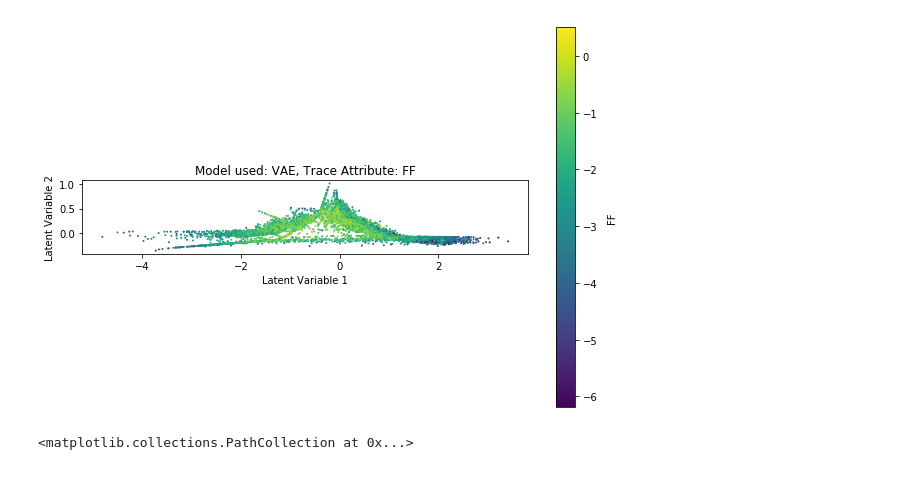
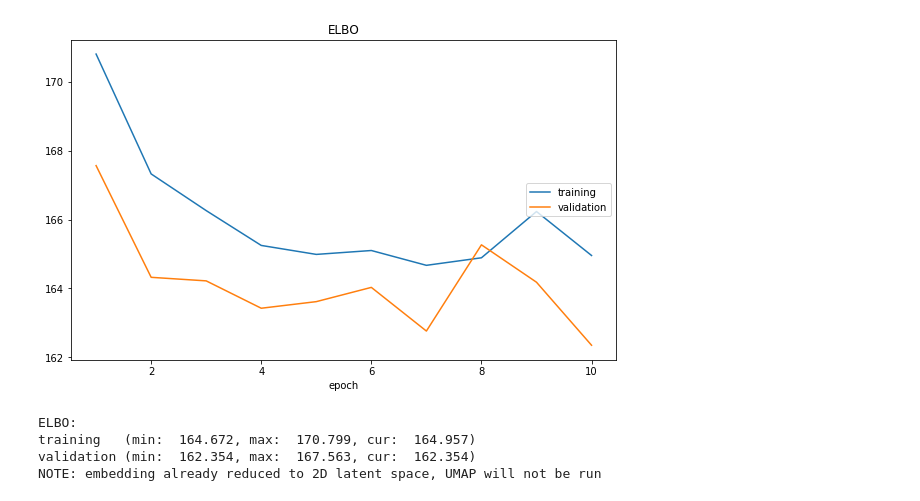
Before and after one commit to msc-acse/acse-9-independent-research-project-coush001, a Jupyter notebook: Run_scripts.ipynb, the cells around one changed output. Cells and saved outputs as stored; diff of their text form; code cells hidden in the pictures.

```diff
--- a/Run_scripts.ipynb
+++ b/Run_scripts.ipynb
@@ -40,14 +40,15 @@ validation (min:   13.753, max:   15.013, cur:   14.196)
 NOTE: embedding already reduced to 2D latent space, UMAP will not be run
 # %%
-# bvae = BVaeModel(input1)
-# bvae.reduce(epochs=10, hidden_size=2, lr=0.01, beta=5, plot_loss=True)
-# bvae.to_2d(20, 0.1)
+bvae = BVaeModel(input1)
+bvae.reduce(epochs=10, hidden_size=2, lr=0.01, beta=5, plot_loss=True)
+bvae.to_2d(20, 0.1)
+# %% [output]
+[figure, added]
+ELBO:
+training   (min:  164.672, max:  170.799, cur:  164.957)
+validation (min:  162.354, max:  167.563, cur:  162.354)
+NOTE: embedding already reduced to 2D latent space, UMAP will not be run
 # %%
 # plot_agent(pca, 'horizon')
 # %%
 # plot_agent(umap)
-# %%
-plot_agent(vae)
-# %% [output]
-[figure, removed]
-<matplotlib.collections.PathCollection at 0x...>
```
Also changed, not shown: parts of 8 cells of this notebook, 6 other files.
